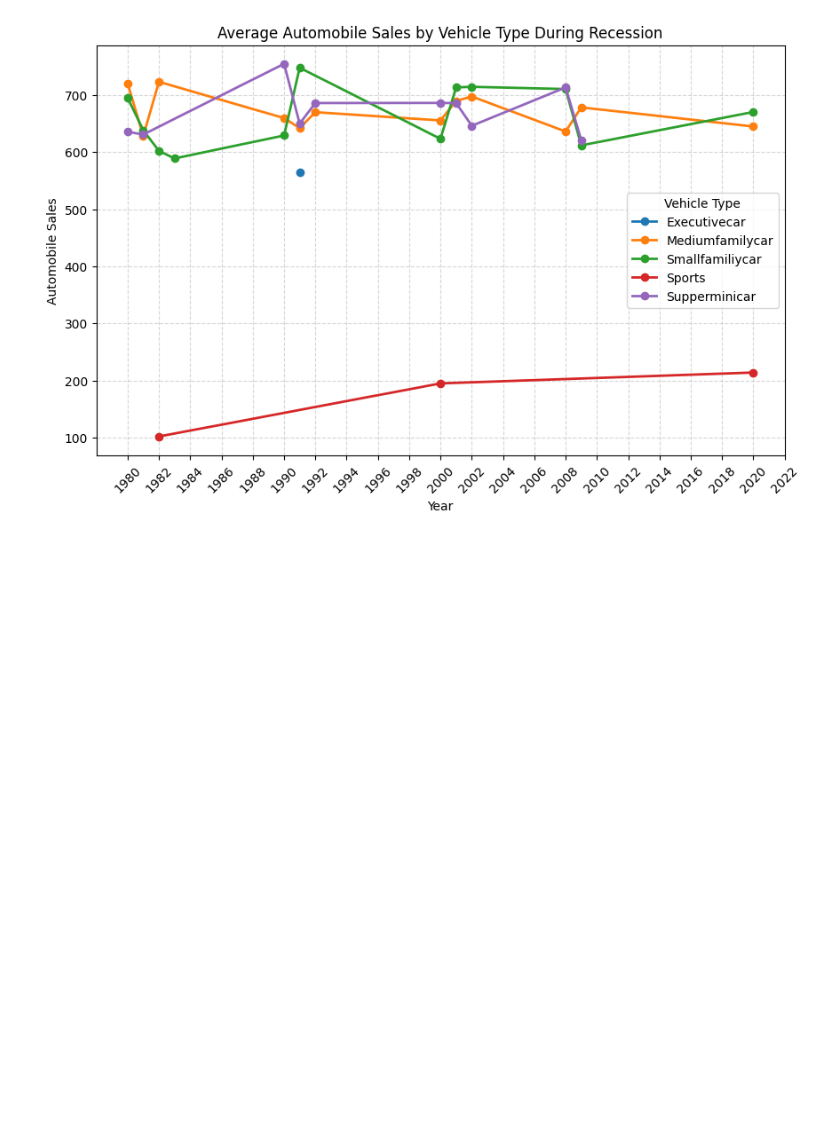
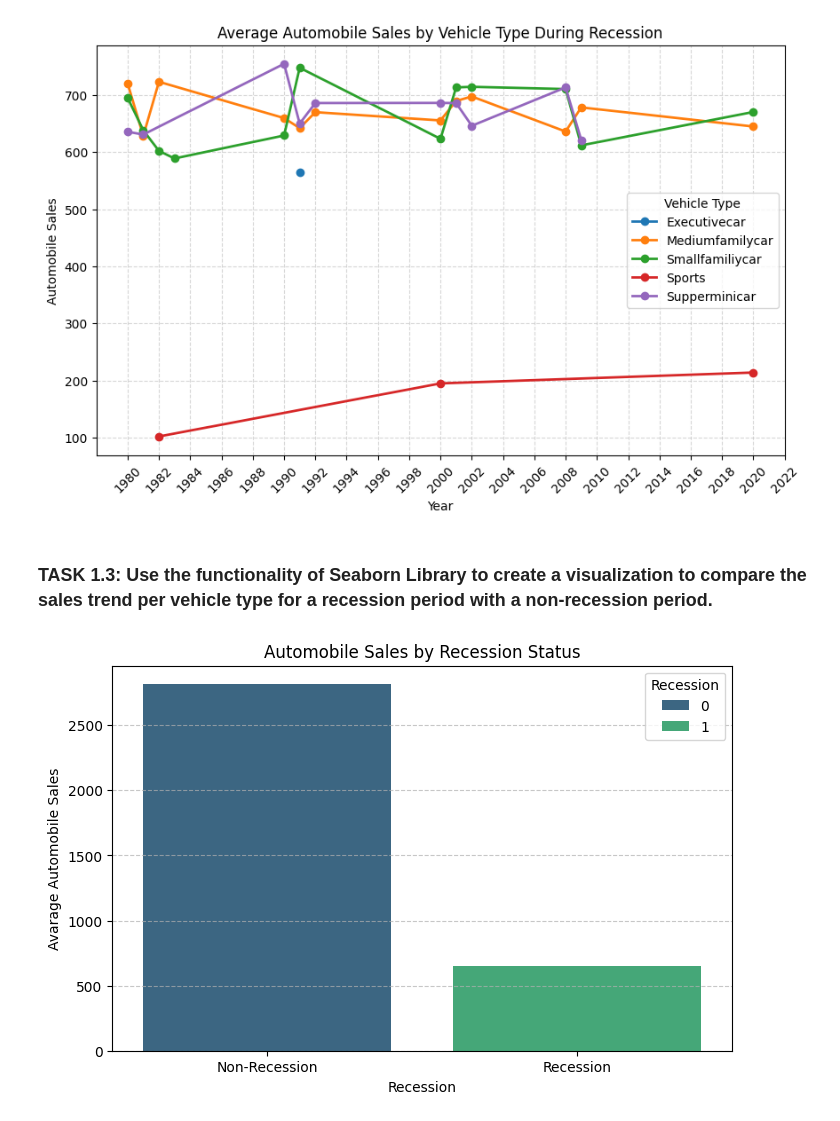
Before and after one commit to mertgenc0/IBM-AutmobileSales-Visualisation, a Jupyter notebook: IBMFinalAsigment1.ipynb, the cells around one changed output. Drawn from its saved outputs; the diff is of its cells as text; code cells hidden in the pictures; blank space fills up the shorter version.

Commit message:
Added tasks from 1.3 to 1.7

```diff
--- a/IBMFinalAsigment1.ipynb
+++ b/IBMFinalAsigment1.ipynb
@@ -71,3 +70,23 @@ plt.legend(title= 'Vehicle Type')
 plt.show()
 # %% [output]
 [figure]
+# %% [markdown]
+### TASK 1.3: Use the functionality of **Seaborn Library** to create a visualization to compare the sales trend per vehicle type for a recession period with a non-recession period.
+# %%
+df_sea = df.groupby('Recession')['Automobile_Sales'].mean().reset_index()
+
+plt.figure(figsize=(8,5))
+sns.barplot(data=df_sea,
+            x='Recession',
+            y='Automobile_Sales',
+            palette='viridis',
+            hue='Recession')
+
+plt.ylabel('Avarage Automobile Sales')
+plt.title('Automobile Sales by Recession Status')
+plt.xticks(ticks=[0, 1], labels=['Non-Recession', 'Recession'], fontsize=10)
+
+plt.grid(axis='y', linestyle='--', alpha=0.7)
+plt.show()
+# %% [output]
+[figure, added]
```
Also changed, not shown: parts of 10 cells of this notebook, 2 other files.
